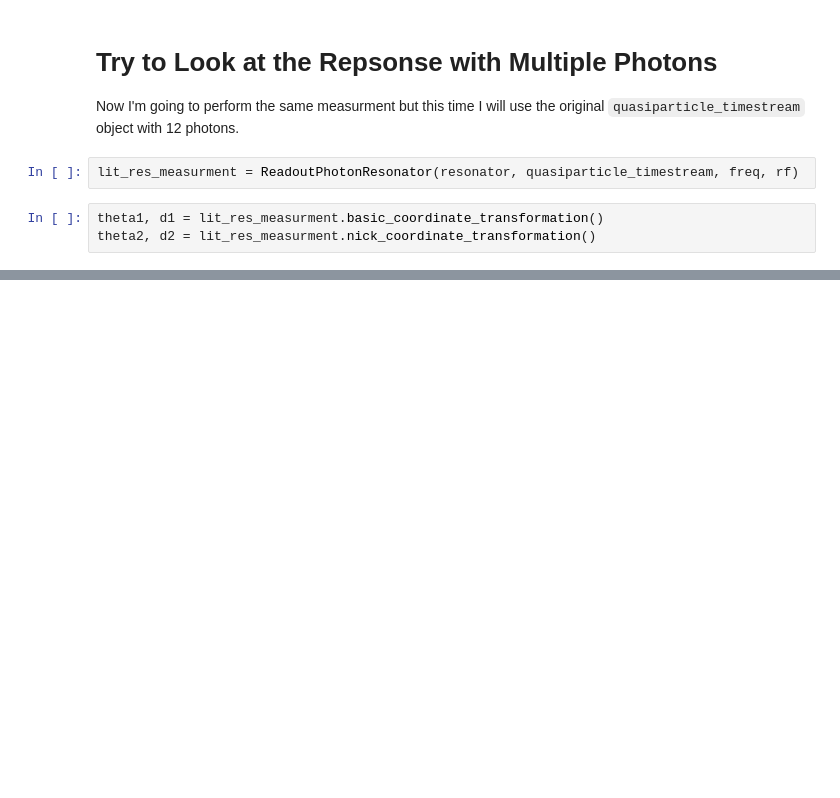
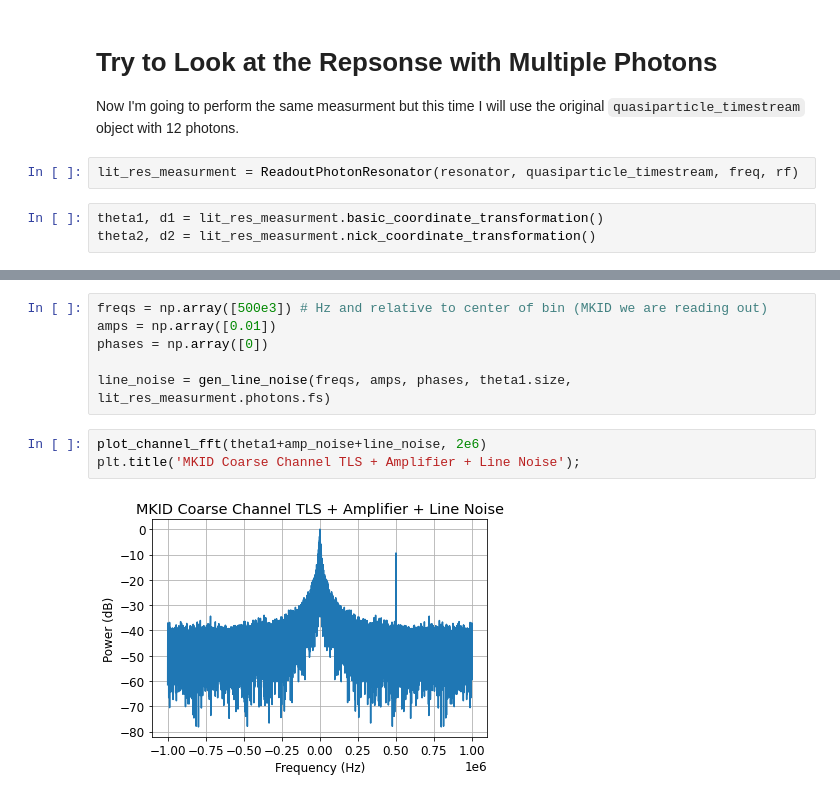
Before and after one commit to MazinLab/MKIDReadoutAnalysis, a Jupyter notebook: Example.ipynb, the cells around one changed output, grey strips where cells are left out. Cells and saved outputs as stored; diff of their text form; blank space fills up the shorter version.

```diff
--- a/Example.ipynb
+++ b/Example.ipynb
@@ -143,0 +129,11 @@ theta1.size
+# %%
+freqs = np.array([500e3]) # Hz and relative to center of bin (MKID we are reading out)
+amps = np.array([0.01])
+phases = np.array([0])
+
+line_noise = gen_line_noise(freqs, amps, phases, theta1.size, lit_res_measurment.photons.fs)
+# %%
+plot_channel_fft(theta1+amp_noise+line_noise, 2e6)
+plt.title('MKID Coarse Channel TLS + Amplifier + Line Noise');
+# %% [output]
+[figure, added]
```
Also changed, not shown: parts of 29 cells of this notebook, 12 other files.
